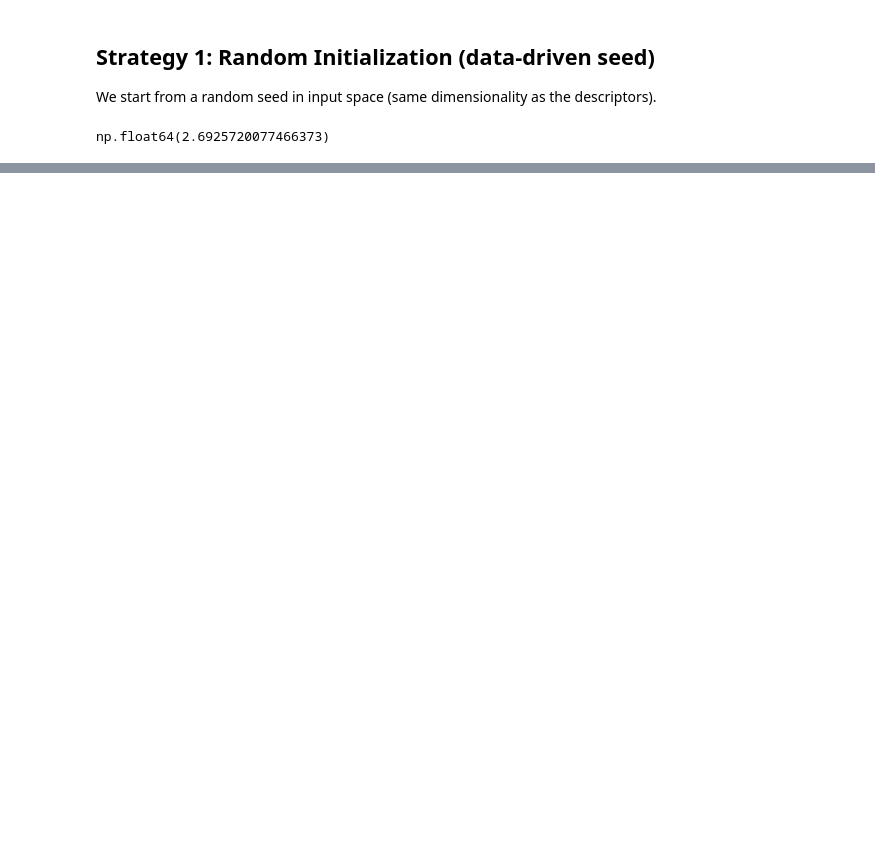
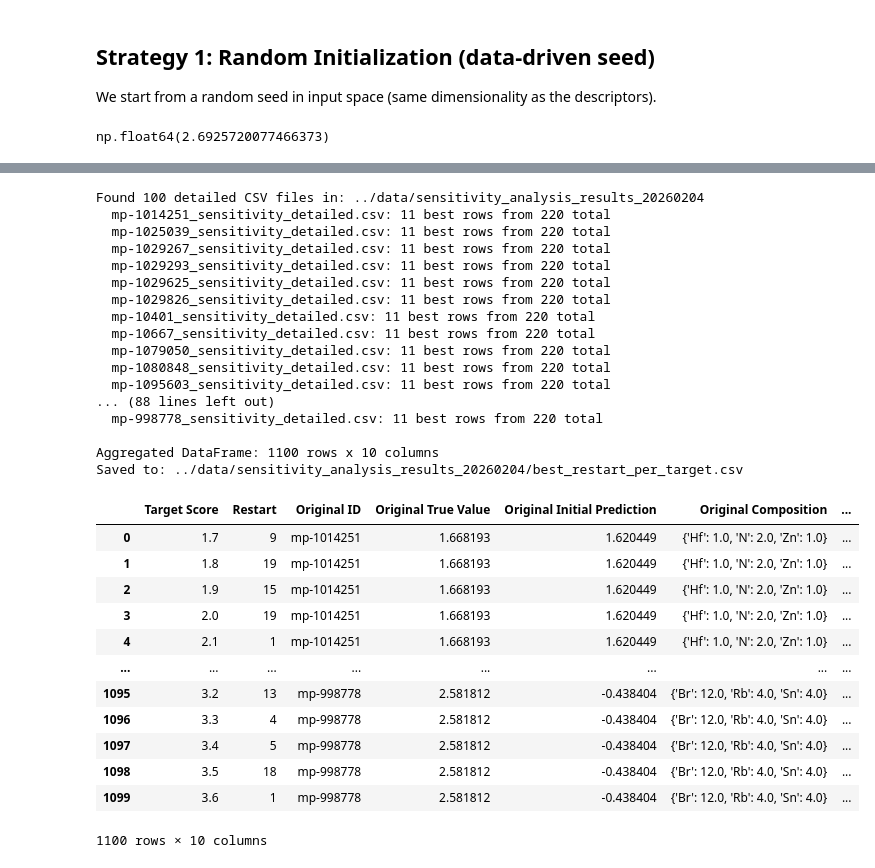
Before and after one commit to TsumiNa/foundation_model, a Jupyter notebook: notebooks/advanced_optimization_from_latent.ipynb, the cells around one changed output, grey strips where cells are left out. Saved outputs shown, nothing was run; the diff lists cells and outputs as text; code cells hidden in the pictures; blank space fills up the shorter version.

```diff
--- a/notebooks/advanced_optimization_from_latent.ipynb
+++ b/notebooks/advanced_optimization_from_latent.ipynb
@@ -917,0 +992,58 @@ Target Values: ['1.70', '1.80', '1.90', '2.00', '2.10', '2.20', '2.30', '2.40',
+# %%
+
+# Aggregate best restart per (Original ID, Target Score) across all sensitivity_detailed.csv files
+import glob
+
+sensitivity_dir = '../data/sensitivity_analysis_results_20260204'
+detailed_files = sorted(glob.glob(os.path.join(sensitivity_dir, '*_sensitivity_detailed.csv')))
+
+print(f"Found {len(detailed_files)} detailed CSV files in: {sensitivity_dir}")
+
+all_best_rows = []
+for fpath in detailed_files:
+    df = pd.read_csv(fpath)
+    # For each (Original ID, Target Score), keep the row with the highest Reconstructed Prediction
+    best_idx = df.groupby(['Original ID', 'Target Score'])['Reconstructed Prediction'].idxmax()
+    best_rows = df.loc[best_idx]
+    all_best_rows.append(best_rows)
+    print(f"  {os.path.basename(fpath)}: {len(best_rows)} best rows from {len(df)} total")
+
+best_df = pd.concat(all_best_rows, ignore_index=True)
+print(f"\nAggregated DataFrame: {best_df.shape[0]} rows x {best_df.shape[1]} columns")
+
+# Save
+output_path = os.path.join(sensitivity_dir, 'best_restart_per_target.csv')
+best_df.to_csv(output_path, index=False)
+print(f"Saved to: {output_path}")
+best_df
+# %% [output]
+Found 100 detailed CSV files in: ../data/sensitivity_analysis_results_20260204
+  mp-1014251_sensitivity_detailed.csv: 11 best rows from 220 total
+  mp-1025039_sensitivity_detailed.csv: 11 best rows from 220 total
+  mp-1029267_sensitivity_detailed.csv: 11 best rows from 220 total
+  mp-1029293_sensitivity_detailed.csv: 11 best rows from 220 total
+  mp-1029625_sensitivity_detailed.csv: 11 best rows from 220 total
+  mp-1029826_sensitivity_detailed.csv: 11 best rows from 220 total
+  mp-10401_sensitivity_detailed.csv: 11 best rows from 220 total
+  mp-10667_sensitivity_detailed.csv: 11 best rows from 220 total
+  mp-1079050_sensitivity_detailed.csv: 11 best rows from 220 total
+  mp-1080848_sensitivity_detailed.csv: 11 best rows from 220 total
+  mp-1095603_sensitivity_detailed.csv: 11 best rows from 220 total
+... (88 lines left out)
+  mp-998778_sensitivity_detailed.csv: 11 best rows from 220 total
+
+Aggregated DataFrame: 1100 rows x 10 columns
+Saved to: ../data/sensitivity_analysis_results_20260204/best_restart_per_target.csv
+|  | Target Score | Restart | Original ID | Original True Value | Original Initial Prediction | Original Composition | ... |
+| 0 | 1.7 | 9 | mp-1014251 | 1.668193 | 1.620449 | {'Hf': 1.0, 'N': 2.0, 'Zn': 1.0} | ... |
+| 1 | 1.8 | 19 | mp-1014251 | 1.668193 | 1.620449 | {'Hf': 1.0, 'N': 2.0, 'Zn': 1.0} | ... |
+| 2 | 1.9 | 15 | mp-1014251 | 1.668193 | 1.620449 | {'Hf': 1.0, 'N': 2.0, 'Zn': 1.0} | ... |
+| 3 | 2.0 | 19 | mp-1014251 | 1.668193 | 1.620449 | {'Hf': 1.0, 'N': 2.0, 'Zn': 1.0} | ... |
+| 4 | 2.1 | 1 | mp-1014251 | 1.668193 | 1.620449 | {'Hf': 1.0, 'N': 2.0, 'Zn': 1.0} | ... |
+| ... | ... | ... | ... | ... | ... | ... | ... |
+| 1095 | 3.2 | 13 | mp-998778 | 2.581812 | -0.438404 | {'Br': 12.0, 'Rb': 4.0, 'Sn': 4.0} | ... |
+| 1096 | 3.3 | 4 | mp-998778 | 2.581812 | -0.438404 | {'Br': 12.0, 'Rb': 4.0, 'Sn': 4.0} | ... |
+| 1097 | 3.4 | 5 | mp-998778 | 2.581812 | -0.438404 | {'Br': 12.0, 'Rb': 4.0, 'Sn': 4.0} | ... |
+| 1098 | 3.5 | 18 | mp-998778 | 2.581812 | -0.438404 | {'Br': 12.0, 'Rb': 4.0, 'Sn': 4.0} | ... |
+| 1099 | 3.6 | 1 | mp-998778 | 2.581812 | -0.438404 | {'Br': 12.0, 'Rb': 4.0, 'Sn': 4.0} | ... |
+1100 rows × 10 columns
```
Also changed, not shown: parts of 4 cells of this notebook.
